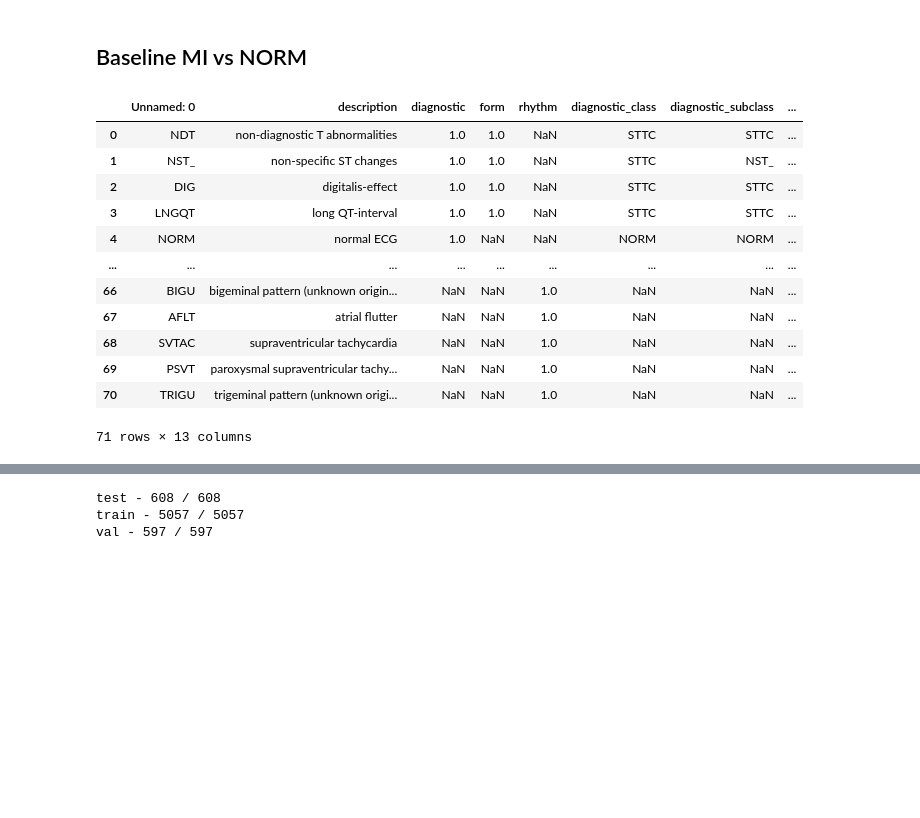
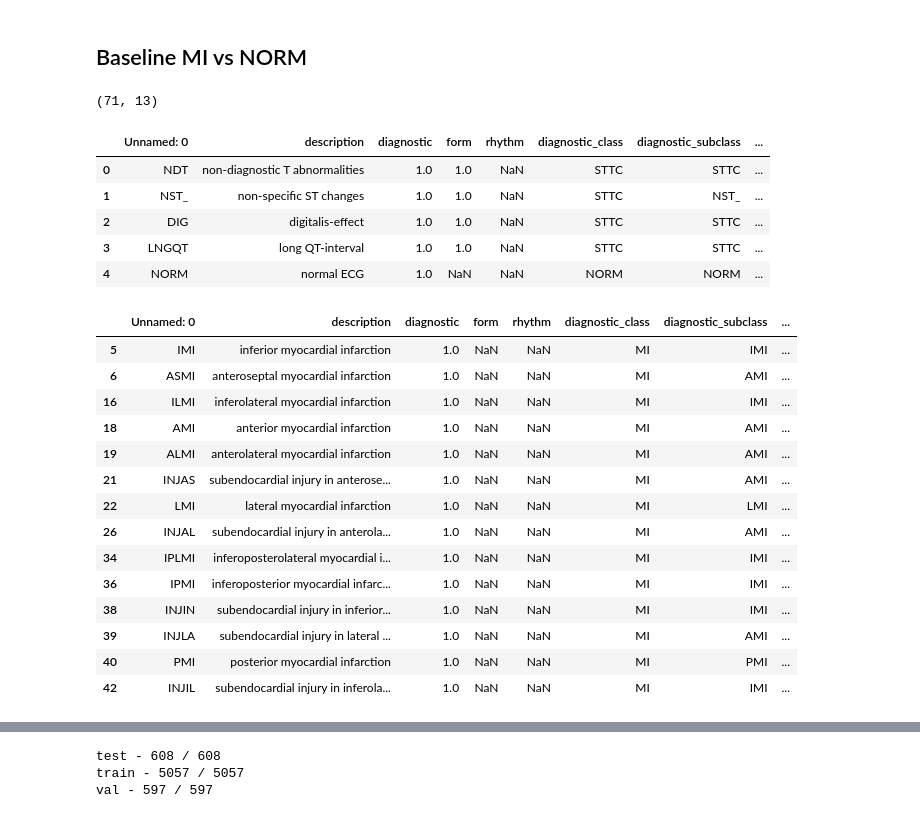
Before and after one commit to dadegrande99/ecg_ptbxl_benchmarking, a Jupyter notebook: results_analysis.ipynb, the cells around one changed output, grey strips where cells are left out. Cells and saved outputs as stored; diff of their text form; code cells hidden in the pictures; blank space fills up the shorter version.

```diff
--- a/results_analysis.ipynb
+++ b/results_analysis.ipynb
@@ -254,19 +235,32 @@ results[(results["experiment"]=="diagnostic") & (results["metric"]=="Accuracy")
 # %% [markdown]
 ## Baseline MI vs NORM
 # %%
-agg_df = pd.read_csv('../data/ptbxl/scp_statements.csv')
-agg_df
+agg_df = pd.read_csv(f'{path}../data/ptbxl/scp_statements.csv')
+print(agg_df.shape)
+agg_df.head()
 # %% [output]
+(71, 13)
 |  | Unnamed: 0 | description | diagnostic | form | rhythm | diagnostic_class | diagnostic_subclass | ... |
 | 0 | NDT | non-diagnostic T abnormalities | 1.0 | 1.0 | NaN | STTC | STTC | ... |
 | 1 | NST_ | non-specific ST changes | 1.0 | 1.0 | NaN | STTC | NST_ | ... |
 | 2 | DIG | digitalis-effect | 1.0 | 1.0 | NaN | STTC | STTC | ... |
 | 3 | LNGQT | long QT-interval | 1.0 | 1.0 | NaN | STTC | STTC | ... |
 | 4 | NORM | normal ECG | 1.0 | NaN | NaN | NORM | NORM | ... |
-| ... | ... | ... | ... | ... | ... | ... | ... | ... |
-| 66 | BIGU | bigeminal pattern (unknown origin... | NaN | NaN | 1.0 | NaN | NaN | ... |
-| 67 | AFLT | atrial flutter | NaN | NaN | 1.0 | NaN | NaN | ... |
-| 68 | SVTAC | supraventricular tachycardia | NaN | NaN | 1.0 | NaN | NaN | ... |
-| 69 | PSVT | paroxysmal supraventricular tachy... | NaN | NaN | 1.0 | NaN | NaN | ... |
-| 70 | TRIGU | trigeminal pattern (unknown origi... | NaN | NaN | 1.0 | NaN | NaN | ... |
-71 rows × 13 columns
+# %%
+agg_df[agg_df.diagnostic_class == "MI"]
+# %% [output]
+|  | Unnamed: 0 | description | diagnostic | form | rhythm | diagnostic_class | diagnostic_subclass | ... |
+| 5 | IMI | inferior myocardial infarction | 1.0 | NaN | NaN | MI | IMI | ... |
+| 6 | ASMI | anteroseptal myocardial infarction | 1.0 | NaN | NaN | MI | AMI | ... |
+| 16 | ILMI | inferolateral myocardial infarction | 1.0 | NaN | NaN | MI | IMI | ... |
+| 18 | AMI | anterior myocardial infarction | 1.0 | NaN | NaN | MI | AMI | ... |
+| 19 | ALMI | anterolateral myocardial infarction | 1.0 | NaN | NaN | MI | AMI | ... |
+| 21 | INJAS | subendocardial injury in anterose... | 1.0 | NaN | NaN | MI | AMI | ... |
+| 22 | LMI | lateral myocardial infarction | 1.0 | NaN | NaN | MI | LMI | ... |
+| 26 | INJAL | subendocardial injury in anterola... | 1.0 | NaN | NaN | MI | AMI | ... |
+| 34 | IPLMI | inferoposterolateral myocardial i... | 1.0 | NaN | NaN | MI | IMI | ... |
+| 36 | IPMI | inferoposterior myocardial infarc... | 1.0 | NaN | NaN | MI | IMI | ... |
+| 38 | INJIN | subendocardial injury in inferior... | 1.0 | NaN | NaN | MI | IMI | ... |
+| 39 | INJLA | subendocardial injury in lateral ... | 1.0 | NaN | NaN | MI | AMI | ... |
+| 40 | PMI | posterior myocardial infarction | 1.0 | NaN | NaN | MI | PMI | ... |
+| 42 | INJIL | subendocardial injury in inferola... | 1.0 | NaN | NaN | MI | IMI | ... |
```
Also changed, not shown: parts of 20 cells of this notebook.
